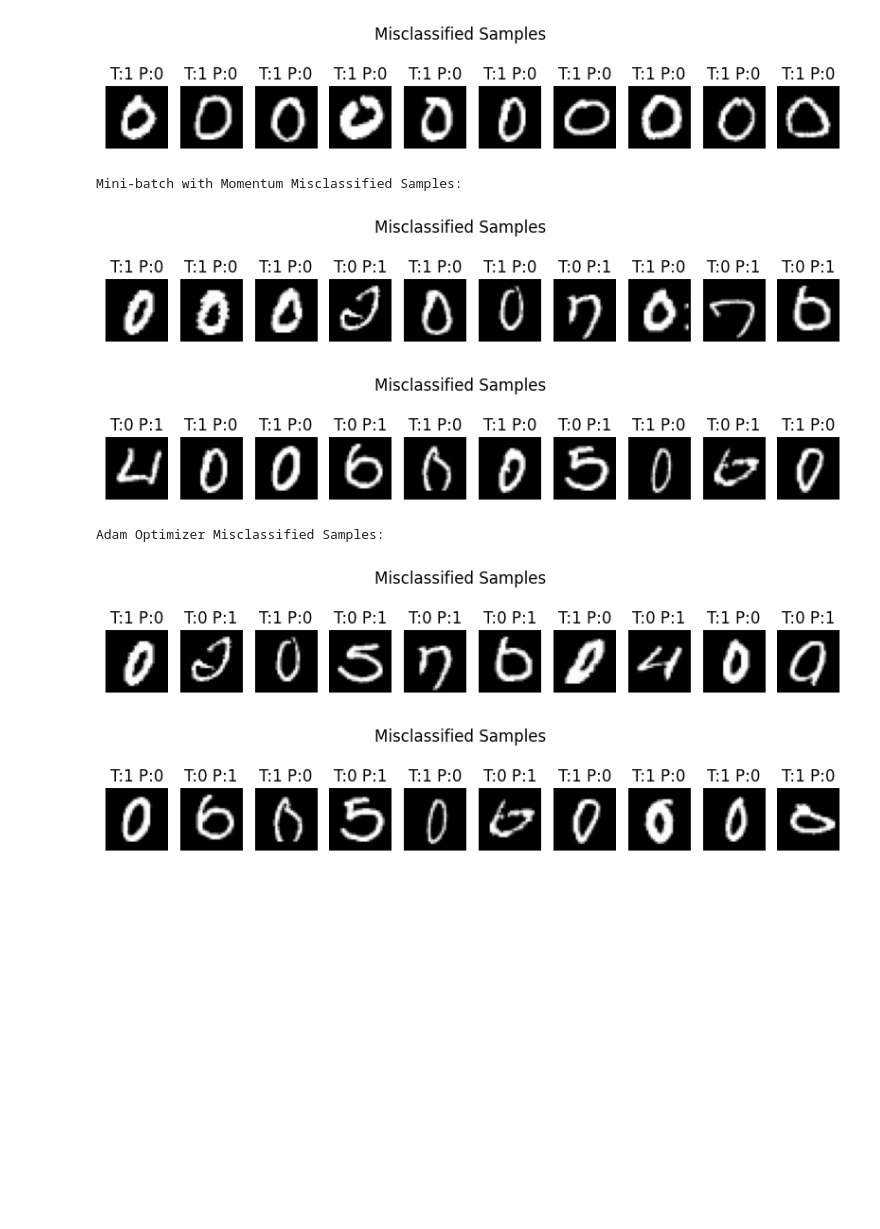
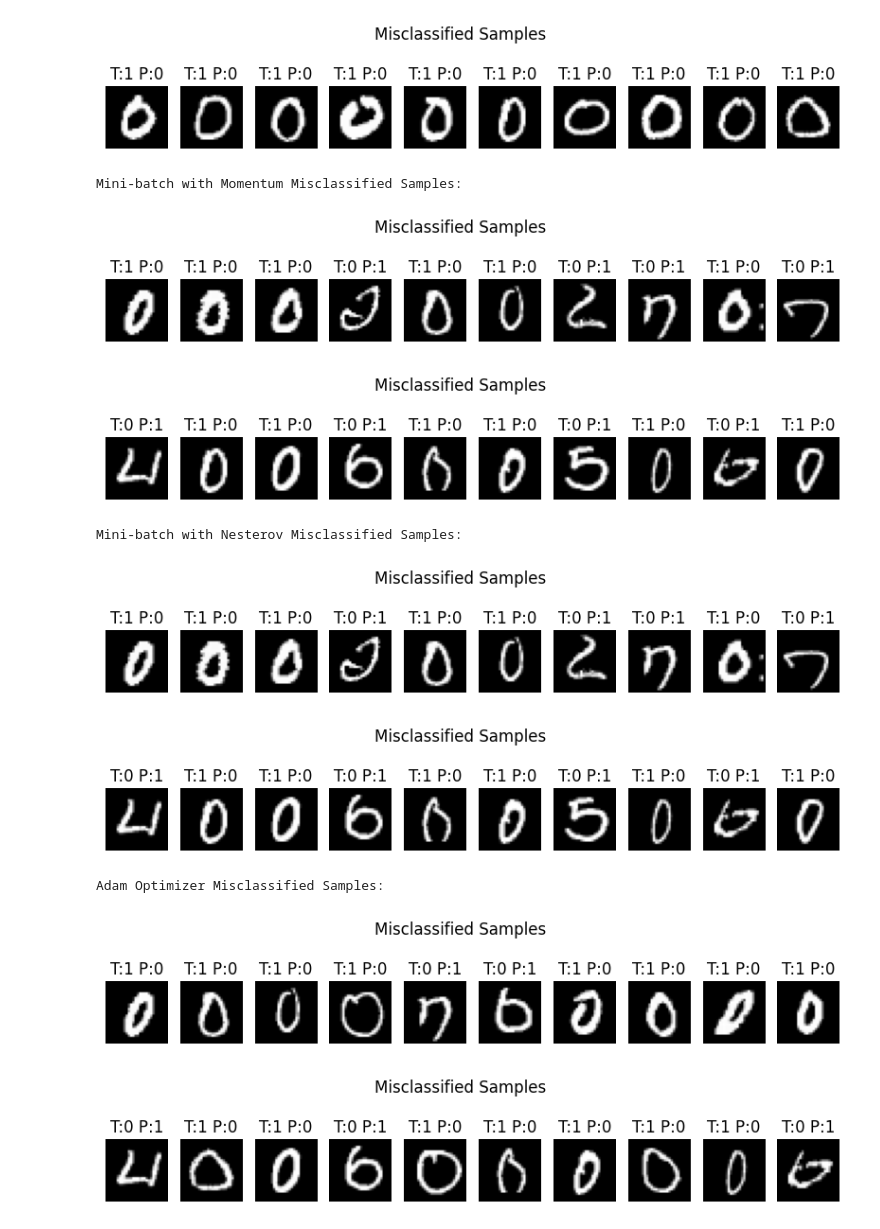
Before and after one commit to MakT1x/ML-Lab4, a Jupyter notebook: Lab4_GD_Homework_Rev.ipynb, the cells around one changed output. Drawn from its saved outputs; the diff is of its cells as text; code cells hidden in the pictures; blank space fills up the shorter version.

Commit message:
add show learning

```diff
--- a/Lab4_GD_Homework_Rev.ipynb
+++ b/Lab4_GD_Homework_Rev.ipynb
@@ -25,6 +25,7 @@ def sigmoid(z):
 
 # ====== 2. Mini Batch SGD: Algorithm 7.2 ======
 def sgd_minibatch(X, y, eta=0.01, max_iters=10000, batch_size=64):
+        print("sgd_minibatch")
         m, n = X.shape
         theta = np.zeros(n)
         for i in range(max_iters):
@@ -33,10 +34,15 @@ def sgd_minibatch(X, y, eta=0.01, max_iters=10000, batch_size=64):
             y_batch = y[indices]
             gradient = -X_batch.T @ (y_batch - sigmoid(X_batch @ theta)) / batch_size
             theta -= eta * gradient
+            if i % 10 == 0:
+                #show max theta
+                max_theta = np.max(theta)
+                print(f"max_theta = {max_theta}")
         return theta
 
 # ===== 3. Mini Batch SGD with Momentum: Algorithm 7.3 =====
 def  sgd_minibatch_momentum(X,  y,  eta=0.01,  max_iters=10000, batch_size=64, momentum=0.9):
+    print("sgd_minibatch_momentum")
     m, n = X.shape
     theta = np.zeros(n)
     v = np.zeros(n)
@@ -47,9 +53,13 @@ def  sgd_minibatch_momentum(X,  y,  eta=0.01,  max_iters=10000, batch_size=64, m
         gradient = -X_batch.T @ (y_batch - sigmoid(X_batch @ theta)) / batch_size
         v = momentum * v - eta * gradient
         theta += v
+        if i % 10 == 0:
+            max_theta = np.max(theta)
+            print(f"max_theta = {max_theta}")
     return theta
 
 def sgd_minibatch_Nesterov(X, y, eta=0.01, max_iters=10000, batch_size=64, momentum=0.9):
+    print("sgd_minibatch_Nesterov")
     m, n = X.shape
     theta = np.zeros(n)
     v = np.zeros(n)
@@ -60,10 +70,14 @@ def sgd_minibatch_Nesterov(X, y, eta=0.01, max_iters=10000, batch_size=64, momen
         gradient = -X_batch.T @ (y_batch - sigmoid(X_batch @ (theta + momentum * v))) / batch_size
         v = momentum * v - eta * gradient
         theta += v
+        if i % 10 == 0:
+            max_theta = np.max(theta)
+            print(f"max_theta = {max_theta}")
     return theta
 
 # ====== 4. Adam Optimizer: Algorithm 7.4 ======
 def sgd_Adam(X, y, eta=0.001, max_iters=10000, batch_size=64, beta1=0.9, beta2=0.999, delta=1e-8):
+    print("sgd_Adam")
     m, n = X.shape
     theta = np.zeros(n)
     m1 = np.zeros(n)
@@ -78,10 +92,13 @@ def sgd_Adam(X, y, eta=0.001, max_iters=10000, batch_size=64, beta1=0.9, beta2=0
         m1_hat = m1 / (1 - beta1 ** (i + 1))
         m2_hat = m2 / (1 - beta2 ** (i + 1))
         theta -= eta * m1_hat / (np.sqrt(m2_hat) + delta)
+        if i % 10 == 0:
+            max_theta = np.max(theta)
+            print(f"max_theta = {max_theta}")
     return theta
 # %%
 # ==========Show Misclassified Samples ==========
-def show_misclassified(X, true_labels, pred_labels, max_show=10):
+def show_misclassified(X, true_labels, pred_labels, max_show=100):
     mis_idx = np.where(true_labels != pred_labels)[0][:max_show]
     plt.figure(figsize=(10, 2))
     for i, idx in enumerate(mis_idx):
@@ -121,6 +138,7 @@ if __name__ == "__main__":
     # === Train ===
     theta_min = sgd_minibatch(X_train, y_train_bin, eta, max_iters, batch_size)
     theta_min_mome = sgd_minibatch_momentum(X_train, y_train_bin, eta, max_iters, batch_size, momentum)
+    theta_min_nest = sgd_minibatch_Nesterov(X_train, y_train_bin, eta, max_iters, batch_size, momentum)
     theta_adam = sgd_Adam(X_train, y_train_bin, eta, max_iters, batch_size, beta1, beta2, delta)
 
     # === Predict ===
@@ -128,6 +146,8 @@ if __name__ == "__main__":
     y_test_pred_min = (sigmoid(X_test @ theta_min) >= 0.5).astype(int)
     y_train_pred_min_mome = (sigmoid(X_train @ theta_min_mome) >= 0.5).astype(int)
     y_test_pred_min_mome = (sigmoid(X_test @ theta_min_mome) >= 0.5).astype(int)
+    y_train_pred_min_nest = (sigmoid(X_train @ theta_min_nest) >= 0.5).astype(int)
+    y_test_pred_min_nest = (sigmoid(X_test @ theta_min_nest) >= 0.5).astype(int)
     y_train_pred_adam = (sigmoid(X_train @ theta_adam) >= 0.5).astype(int)
     y_test_pred_adam = (sigmoid(X_test @ theta_adam) >= 0.5).astype(int)
 
@@ -140,6 +160,10 @@ if __name__ == "__main__":
     test_accuracy_min_mome = np.mean(y_test_pred_min_mome == y_test_bin)
     print(f"Train Accuracy_min_mome: {train_accuracy_min_mome:.4f}")
     print(f"Test Accuracy_min_mome: {test_accuracy_min_mome:.4f}")
+    train_accuracy_min_nest = np.mean(y_train_pred_min_nest == y_train_bin)
+    test_accuracy_min_nest = np.mean(y_test_pred_min_nest == y_test_bin)
+    print(f"Train Accuracy_min_nest: {train_accuracy_min_nest:.4f}")
+    print(f"Test Accuracy_min_nest: {test_accuracy_min_nest:.4f}")
     train_accuracy_adam = np.mean(y_train_pred_adam == y_train_bin)
     test_accuracy_adam = np.mean(y_test_pred_adam == y_test_bin)
     print(f"Train Accuracy_adam: {train_accuracy_adam:.4f}")
@@ -152,6 +176,9 @@ if __name__ == "__main__":
     print("Mini-batch with Momentum Misclassified Samples:")
     show_misclassified(X_train, y_train_bin, y_train_pred_min_mome, max_show=10)
     show_misclassified(X_test, y_test_bin, y_test_pred_min_mome, max_show=10)
+    print("Mini-batch with Nesterov Misclassified Samples:")
+    show_misclassified(X_train, y_train_bin, y_train_pred_min_nest, max_show=10)
+    show_misclassified(X_test, y_test_bin, y_test_pred_min_nest, max_show=10)
     print("Adam Optimizer Misclassified Samples:")
     show_misclassified(X_train, y_train_bin, y_train_pred_adam, max_show=10)
     show_misclassified(X_test, y_test_bin, y_test_pred_adam, max_show=10)
@@ -165,9 +202,12 @@ Test Accuracy_adam: 0.9892
 Mini-batch Misclassified Samples:
 [figure]
 [figure]
 Mini-batch with Momentum Misclassified Samples:
-[figure, old version]
+[figure, new version]
 [figure]
-Adam Optimizer Misclassified Samples:
+Mini-batch with Nesterov Misclassified Samples:
-[figure, old version]
+[figure, new version]
-[figure, old version]
+[figure, new version]
+Adam Optimizer Misclassified Samples:
+[figure, added]
+[figure, added]
```
Also changed, not shown: parts of 1 cell of this notebook, 1 other file.
